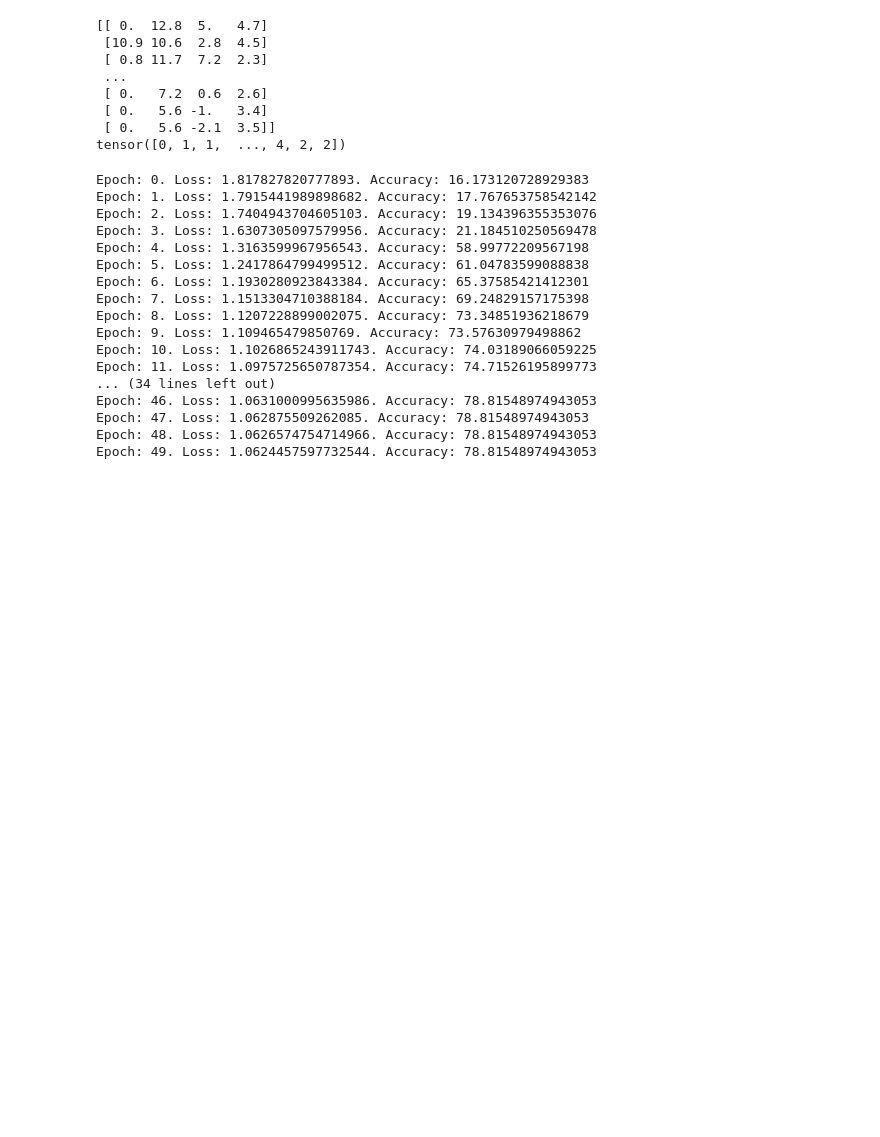
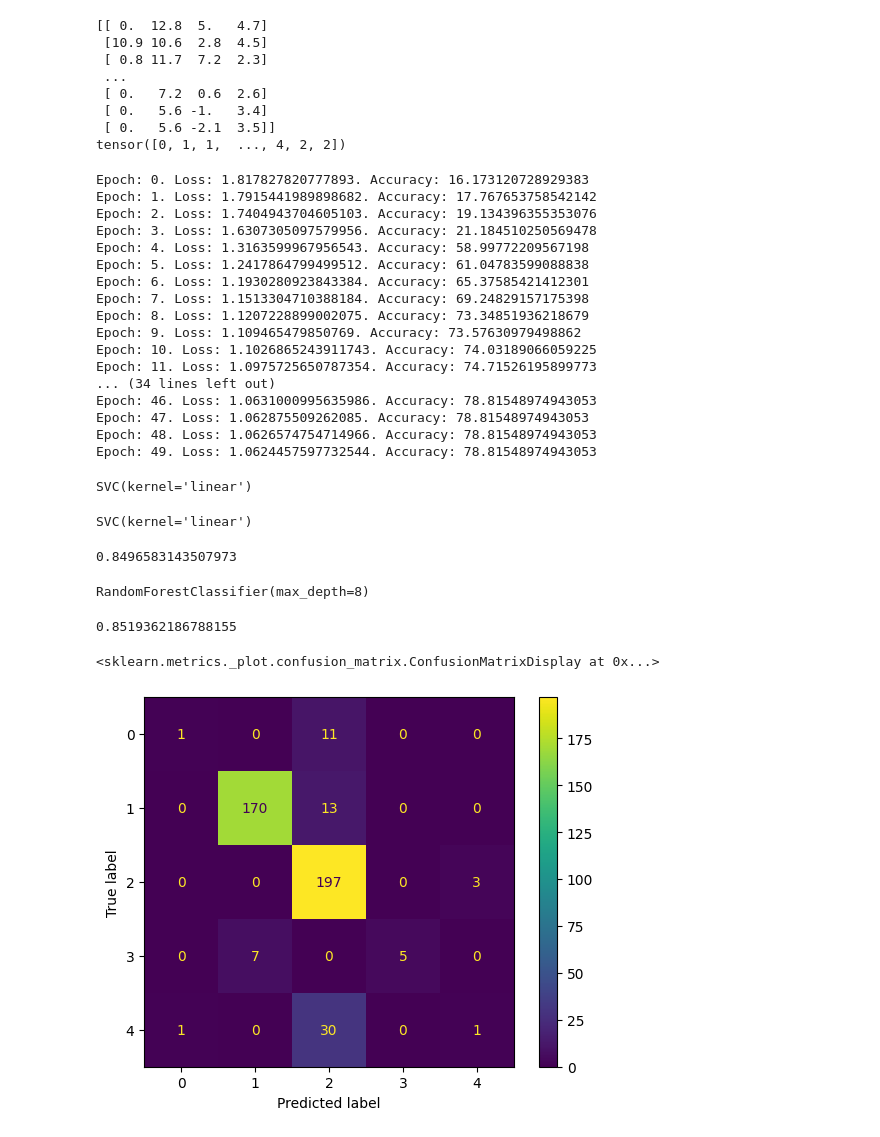
Before and after one commit to imgmaterial/AILabs, a Jupyter notebook: Labs/Lab3/Lab3.ipynb, the cells around one changed output. Cells and saved outputs as stored; diff of their text form; code cells hidden in the pictures; blank space fills up the shorter version.

Commit message:
added svm and random forest as well as visualization with confusion matrix for random forest

```diff
--- a/Labs/Lab3/Lab3.ipynb
+++ b/Labs/Lab3/Lab3.ipynb
@@ -290,3 +290,32 @@ Epoch: 46. Loss: 1.0631000995635986. Accuracy: 78.81548974943053
 Epoch: 47. Loss: 1.062875509262085. Accuracy: 78.81548974943053
 Epoch: 48. Loss: 1.0626574754714966. Accuracy: 78.81548974943053
 Epoch: 49. Loss: 1.0624457597732544. Accuracy: 78.81548974943053
+# %%
+weather_clf = svm.SVC(kernel="linear")
+# %% [output]
+SVC(kernel='linear')
+# %%
+weather_clf.fit(weather_input_train, weather_label_train)
+# %% [output]
+SVC(kernel='linear')
+# %%
+weather_svm_pred = weather_clf.predict(weather_input_test)
+metrics.accuracy_score(weather_svm_pred, weather_label_test)
+# %% [output]
+0.8496583143507973
+# %%
+weather_rf = RandomForestClassifier(n_estimators=100, max_depth=8)
+weather_rf.fit(weather_input_train, weather_label_train)
+# %% [output]
+RandomForestClassifier(max_depth=8)
+# %%
+weather_rf_pred = weather_rf.predict(weather_input_test)
+metrics.accuracy_score(weather_rf_pred, weather_label_test)
+# %% [output]
+0.8519362186788155
+# %%
+array = metrics.confusion_matrix(weather_label_test, weather_rf_pred)
+metrics.ConfusionMatrixDisplay(array).plot()
+# %% [output]
+<sklearn.metrics._plot.confusion_matrix.ConfusionMatrixDisplay at 0x...>
+[figure, added]
```
Also changed, not shown: 8 other files.
